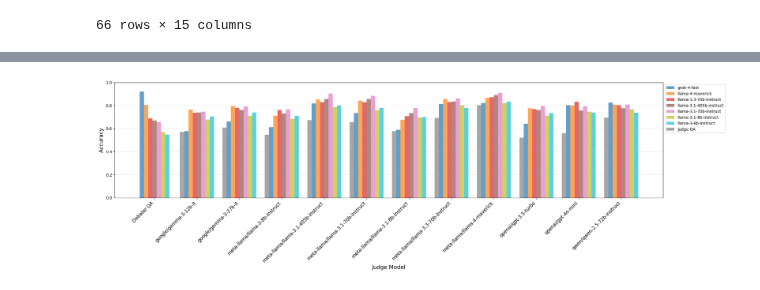
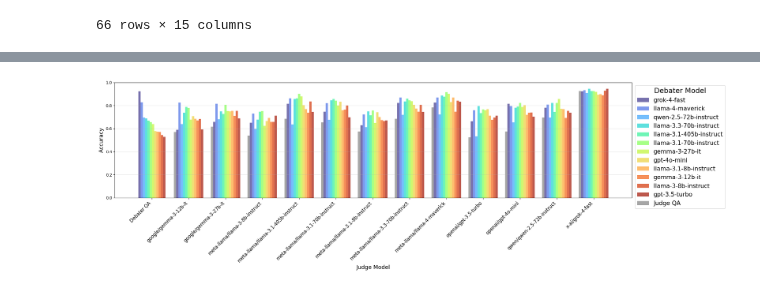
Before and after one commit to joshlevy89/llm_judge_debate_NEW, a Jupyter notebook: analysis/poster.ipynb, the cells around one changed output, grey strips where cells are left out. Drawn from its saved outputs; the diff is of its cells as text; code cells hidden in the pictures.

Commit message:
first 13x13 plot

```diff
--- a/analysis/poster.ipynb
+++ b/analysis/poster.ipynb
@@ -317,7 +317,7 @@ np.float64(0.6548223350253807)
 # %% [markdown]
 Plot 5
 # %%
-verdict_group_batch = "sywkbw8"
+verdict_group_batch = "hofzbhv"
 verdict_ids, data = get_verdict_ids_from_batch(verdict_group_batch)
 verdicts_df = prepare_df(specific_verdict_ids=verdict_ids)
 verdicts_df = verdicts_df[(verdicts_df['is_correct_qa_judge'].notnull()) & (verdicts_df['is_correct_verdict'].notnull()) & (verdicts_df['is_correct_qa_debater'].notnull())]
@@ -682,22 +708,17 @@ import matplotlib.pyplot as plt
 import numpy as np
 import pandas as pd
 
-debate_run_id_labels = {
-    'uveal9q': 'llama-3-8b-instruct',
-    'z42o1e7': 'llama-3.1-8b-instruct',
-    '79t2rwe': 'llama-3.1-70b-instruct',
-    '2exxeqn': 'llama-3.1-405b-instruct',
-    'xcmiu00': 'llama-3.3-70b-instruct',
-    '3ys5csf': 'llama-4-scout',
-    'pciywxv': 'llama-4-maverick'
-}
-debate_run_id_labels[grok_debate_run_id] = 'grok-4-fast'
+run_mapping = pd.DataFrame(data['runs'])
+merged = aggregate_acc.merge(run_mapping, left_on='name', right_on='verdict_run_id')
 
-
-
-# run_mapping = pd.DataFrame(data['runs'])
-# merged = aggregate_acc.merge(run_mapping, left_on='name', right_on='verdict_run_id')
-merged = aggregate_acc_combined.copy()
+# Build debate_run_id_labels from debate run configs
+debate_run_id_labels = {}
+for debate_run_id in merged['debate_run_id'].unique():
+    with open(f"../results/debates/{debate_run_id}.jsonl", "r") as f:
+        debate_record = json.loads(f.readline())
+    debater_model = debate_record['config']['debater_model']
+    model_short = debater_model.split('/')[-1] if '/' in debater_model else debater_model
+    debate_run_id_labels[debate_run_id] = model_short
 
 for run_idx in [0]:
     plot_data = merged[merged['run_idx'] == run_idx].copy()
@@ -713,7 +734,12 @@ for run_idx in [0]:
 
     fig, ax = plt.subplots(figsize=(25, 7))
 
-    colors = plt.cm.tab10(np.linspace(0, 1, n_debates))
+    colors = plt.cm.turbo(np.linspace(0.05, 0.95, n_debates))
+
+    # print("Debug: Order of debate_run_ids and labels:")
+    # for i, debate_run_id in enumerate(debate_run_ids):
+    #     label = debate_run_id_labels.get(debate_run_id, debate_run_id)
+    #     print(f"  {i}: {debate_run_id} -> {label}")
 
     group_width = 0.8
     width = group_width / (n_debates + 1)
@@ -726,8 +752,7 @@ for run_idx in [0]:
         row = plot_data[plot_data['debate_run_id'] == debate_run_id].iloc[0]
         debater_qa_acc = row['debater_qa_acc']
         offset = (i - n_debates / 2 + 0.5) * width
-        label = f"{debate_run_id_labels.get(debate_run_id, debate_run_id)}"
-        ax.bar(0 + offset, debater_qa_acc, width, label=label, color=colors[i], alpha=0.7)
+        ax.bar(0 + offset, debater_qa_acc, width, color=colors[i], alpha=0.7)
 
     # Groups 1 to n_judges: Judge QA + Verdicts
     for judge_idx, judge_model in enumerate(judge_models):
@@ -740,32 +765,32 @@ for run_idx in [0]:
         ax.bar(x_pos + offset, judge_qa_acc, width, color='gray', alpha=0.7)
 
         # Remaining bars: Verdicts for each debate run
         for i, debate_run_id in enumerate(debate_run_ids):
             row = plot_data[(plot_data['model'] == judge_model) &
                            (plot_data['debate_run_id'] == debate_run_id)]
             if len(row) > 0:
                 verdict_acc = row['verdict_acc'].values[0]
                 offset = ((i + 1) - (n_debates + 1) / 2 + 0.5) * width
                 ax.bar(x_pos + offset, verdict_acc, width, color=colors[i], alpha=0.7)
 
     ax.set_xlabel('Judge Model', fontsize=14)
     ax.set_ylabel('Accuracy', fontsize=14)
     ax.set_xticks(x_positions)
     ax.set_xticklabels(x_labels, rotation=45, ha='right', fontsize=12)
 
     from matplotlib.patches import Patch
 
     legend_elements = []
     for i, debate_run_id in enumerate(debate_run_ids):
         label = f"{debate_run_id_labels.get(debate_run_id, debate_run_id)}"
         legend_elements.append(Patch(facecolor=colors[i], alpha=0.7, label=label))
     legend_elements.append(Patch(facecolor='gray', alpha=0.7, label='Judge QA'))
 
     ax.grid(axis='y', alpha=0.3)
     ax.set_ylim([0, 1])
-    ax.legend(handles=legend_elements, loc='upper left', bbox_to_anchor=(1, 1), fontsize=10)
+    ax.legend(handles=legend_elements, loc='upper left', bbox_to_anchor=(1, 1), title='Debater Model', fontsize=15, title_fontsize=18)
 
     plt.tight_layout(rect=[0, 0, 0.9, 1])
     plt.show()
 # %% [output]
-[figure, old version]
+[figure, new version]
```
Also changed, not shown: parts of 2 cells of this notebook, 4 other files.
